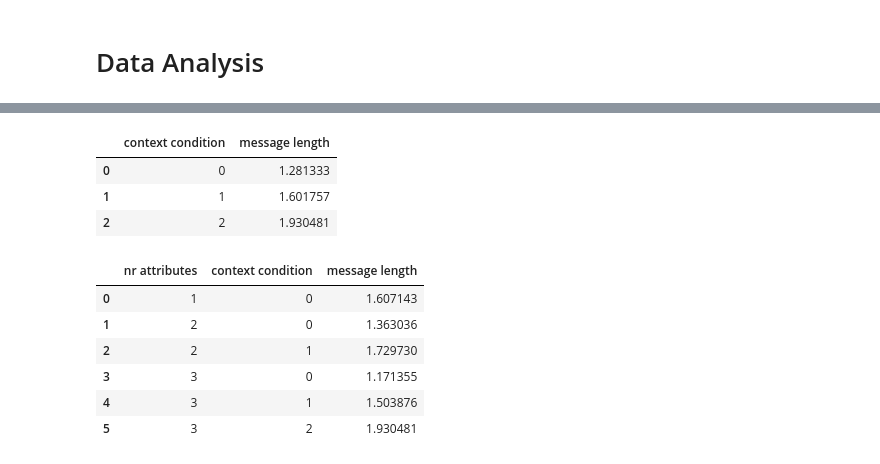
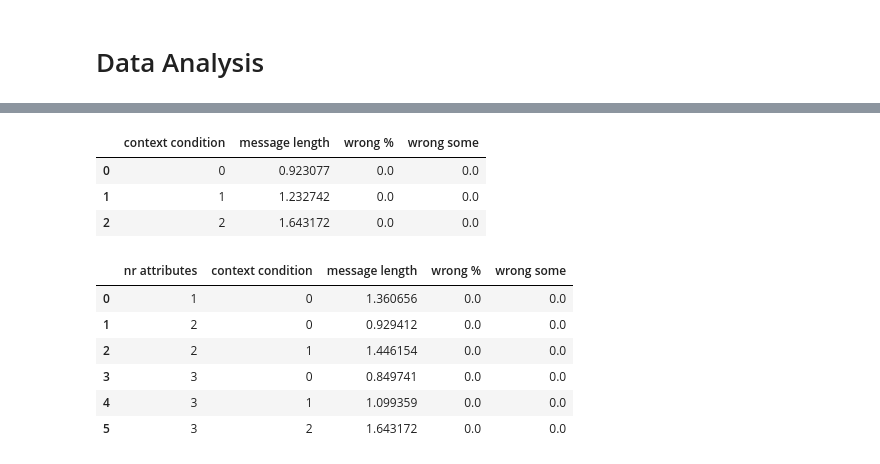
Before and after one commit to mariia55/emergent-abstractions_biased, a Jupyter notebook: attribute_visualization.ipynb, the cells around one changed output, grey strips where cells are left out. Drawn from its saved outputs; the diff is of its cells as text; code cells hidden in the pictures.

```diff
--- a/attribute_visualization.ipynb
+++ b/attribute_visualization.ipynb
@@ -47,8 +47,11 @@ interaction = load_interaction(path,setting,run,n_epochs)
 concepts, context_condition = retrieve_concepts_context(interaction,values)
 messages = retrieve_messages(interaction,False,remove_after_eos=True)
 message_length = MessageLengthHierarchical.compute_message_length(messages)
-unique_messages, frequencies = torch.unique(messages,dim=0,return_counts=True)
+unique_messages, frequencies = torch.unique(messages,dim=0,return_counts=True) # frequency of message outside of this usage case
 unique_length = MessageLengthHierarchical.compute_message_length(unique_messages)
+percent_wrong, bool_wrong = percent_wrong_from_interaction(interaction)
+listener,_,model = load_listener(path, setting, run, attributes, values, context_unaware)
+sender = model.sender
 
 m = [f"{ *m, }" for m in messages.numpy()] # as str for hashing
 l = message_length.numpy()
@@ -59,6 +62,17 @@ c = [list( map(int, list( [a if fa == 1. else -1 for a,fa in zip(c[0],f) ] ))) f
 um = [f"{ *m, }" for m in unique_messages.numpy()]
 ul = unique_length.numpy()
 f = frequencies.numpy()
+
+# make one DataFrame containing all the data we have
+in_list = []
+for i in range(message_length.shape[0]):
+    content = [int(sl) if sl == 1. else "" for sl in list(fint[i])]
+    content.extend((fix[i],fint[i], np.where(concepts[i][1]==1.0)[0].tolist(), sum(fint[i]), c[i], cx[i], m[i], messages.numpy()[i], l[i],percent_wrong[i].item(),bool_wrong[i].item()))
+    in_list.append(content)
+df = pd.DataFrame(in_list,columns=["fixed 1", "fixed 2", "fixed 3","fixed", "fixed int","which fixed indices", "nr attributes", "concept", "context condition", "message", "message int", "message length", "wrong %", "wrong some"])
+unique_df = pd.DataFrame([(m,f) for m,f in zip(list(um),list(f))],columns=["message", "usage frequency"])
+df = df.merge(unique_df,how='right',on="message")
+df
 # %% [output]
 results/(3,4)_game_size_10_vsf_3/lazimpa_context_aware/0/interactions/train/epoch_300/interaction_gpu0
 torch.Size([1784, 20, 12])
@@ -65,7 +91,0 @@ torch.Size([1784, 20, 12])
-# %%
-# make one DataFrame containing all the data we have
-in_list = []
-for i in range(message_length.shape[0]):
-    in_list.append((fix[i],fint[i], np.where(concepts[i][1]==1.0)[0].tolist(), sum(fint[i]), c[i], cx[i], m[i], l[i])) # np.where(cc[i][1]==1.0)[0].tolist()[0]
-df = pd.DataFrame(in_list,columns=["fixed", "fixed int","which fixed indices", "nr attributes", "concept", "context condition", "message", "message length"])
-df
@@ -104,0 +92,13 @@ total_data_df
+# %%
+# remove all values with wrong some != 0 # in test removes ca 350 from 1784 rows
+df_correct = df[df['wrong some'] == 0]
+
+# adjust frequencies
+unique_messages, frequencies = torch.unique(torch.Tensor(df_correct['message int']),dim=0,return_counts=True) # frequency of message outside of this usage case
+f_c = frequencies.numpy()
+um_c = [f"{ *m, }" for m in unique_messages.numpy().astype(np.int32)]
+ul_c = unique_length.numpy()
+unique_df = pd.DataFrame([(m,f_c) for m,f_c in zip(list(um_c),list(f))],columns=["message", "correct frequency"])
+df_adjusted = df_correct.merge(unique_df,how='right',on="message")
+df = df_adjusted
+df
@@ -291,24 +301,32 @@ hierarchical [1.607, 1.544, 1.53]
 # %%
 # How long are the messages on average used in the different context conditions
 grouped_by_context = df.groupby(["context condition"])['message length'].apply(lambda l: l.mean()).reset_index()
+grouped_by_context_wrong = df.groupby(["context condition"])['wrong %'].apply(lambda l: l.mean()).reset_index()
+grouped_by_context_wrong2 = df.groupby(["context condition"])['wrong some'].apply(lambda l: l.mean()).reset_index()
+grouped_by_context = grouped_by_context.merge(grouped_by_context_wrong,how='right',on='context condition')
+grouped_by_context = grouped_by_context.merge(grouped_by_context_wrong2,how='right',on='context condition')
 grouped_by_context
 # %% [output]
-|  | context condition | message length |
-| 0 | 0 | 1.281333 |
-| 1 | 1 | 1.601757 |
-| 2 | 2 | 1.930481 |
+|  | context condition | message length | wrong % | wrong some |
+| 0 | 0 | 0.923077 | 0.0 | 0.0 |
+| 1 | 1 | 1.232742 | 0.0 | 0.0 |
+| 2 | 2 | 1.643172 | 0.0 | 0.0 |
 # %%
 # how long are the messages on average for different numbers of fixed attributes
 grouped_by_nr_fixed_attributes = df.groupby(["nr attributes","context condition"])["message length"].apply(lambda l: l.mean()).reset_index()
+grouped_by_nr_fixed_attributes_wrong = df.groupby(["nr attributes","context condition"])["wrong %"].apply(lambda l: l.mean()).reset_index()
+grouped_by_nr_fixed_attributes_wrong2 = df.groupby(["nr attributes","context condition"])["wrong some"].apply(lambda l: l.mean()).reset_index()
+grouped_by_nr_fixed_attributes = grouped_by_nr_fixed_attributes.merge(grouped_by_nr_fixed_attributes_wrong,how='right',on=['nr attributes', 'context condition'])
+grouped_by_nr_fixed_attributes = grouped_by_nr_fixed_attributes.merge(grouped_by_nr_fixed_attributes_wrong2,how='right',on=['nr attributes', 'context condition'])
 grouped_by_nr_fixed_attributes
 # %% [output]
-|  | nr attributes | context condition | message length |
-| 0 | 1 | 0 | 1.607143 |
-| 1 | 2 | 0 | 1.363036 |
-| 2 | 2 | 1 | 1.729730 |
-| 3 | 3 | 0 | 1.171355 |
-| 4 | 3 | 1 | 1.503876 |
-| 5 | 3 | 2 | 1.930481 |
+|  | nr attributes | context condition | message length | wrong % | wrong some |
+| 0 | 1 | 0 | 1.360656 | 0.0 | 0.0 |
+| 1 | 2 | 0 | 0.929412 | 0.0 | 0.0 |
+| 2 | 2 | 1 | 1.446154 | 0.0 | 0.0 |
+| 3 | 3 | 0 | 0.849741 | 0.0 | 0.0 |
+| 4 | 3 | 1 | 1.099359 | 0.0 | 0.0 |
+| 5 | 3 | 2 | 1.643172 | 0.0 | 0.0 |
 # %%
 # how often are messages used with different lengths in total
 #grouped_by_length = pd.DataFrame([(l,f) for l,f in zip(ul,f)],columns=["length","frequency"])
```
Also changed, not shown: parts of 14 cells of this notebook, 2 other files.
